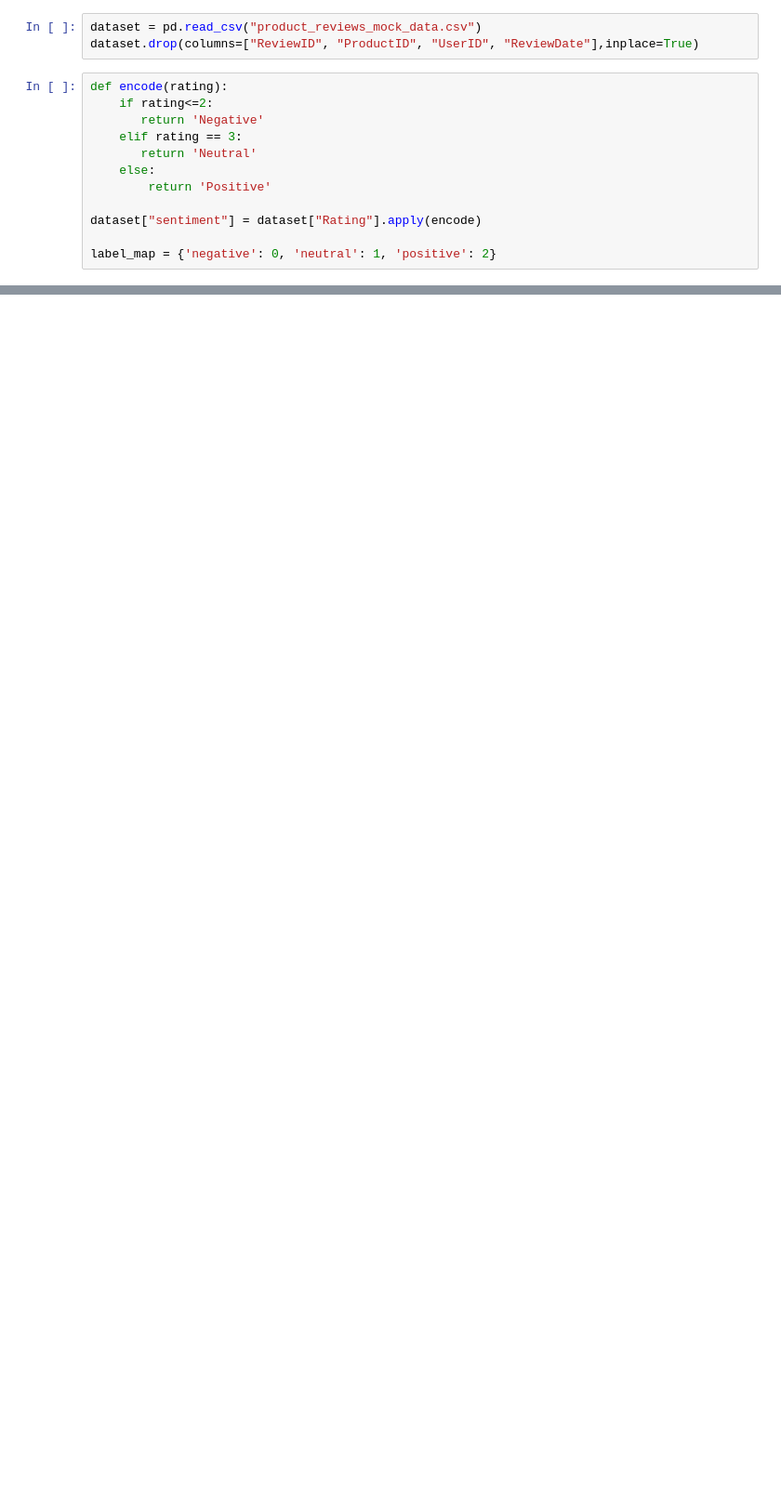
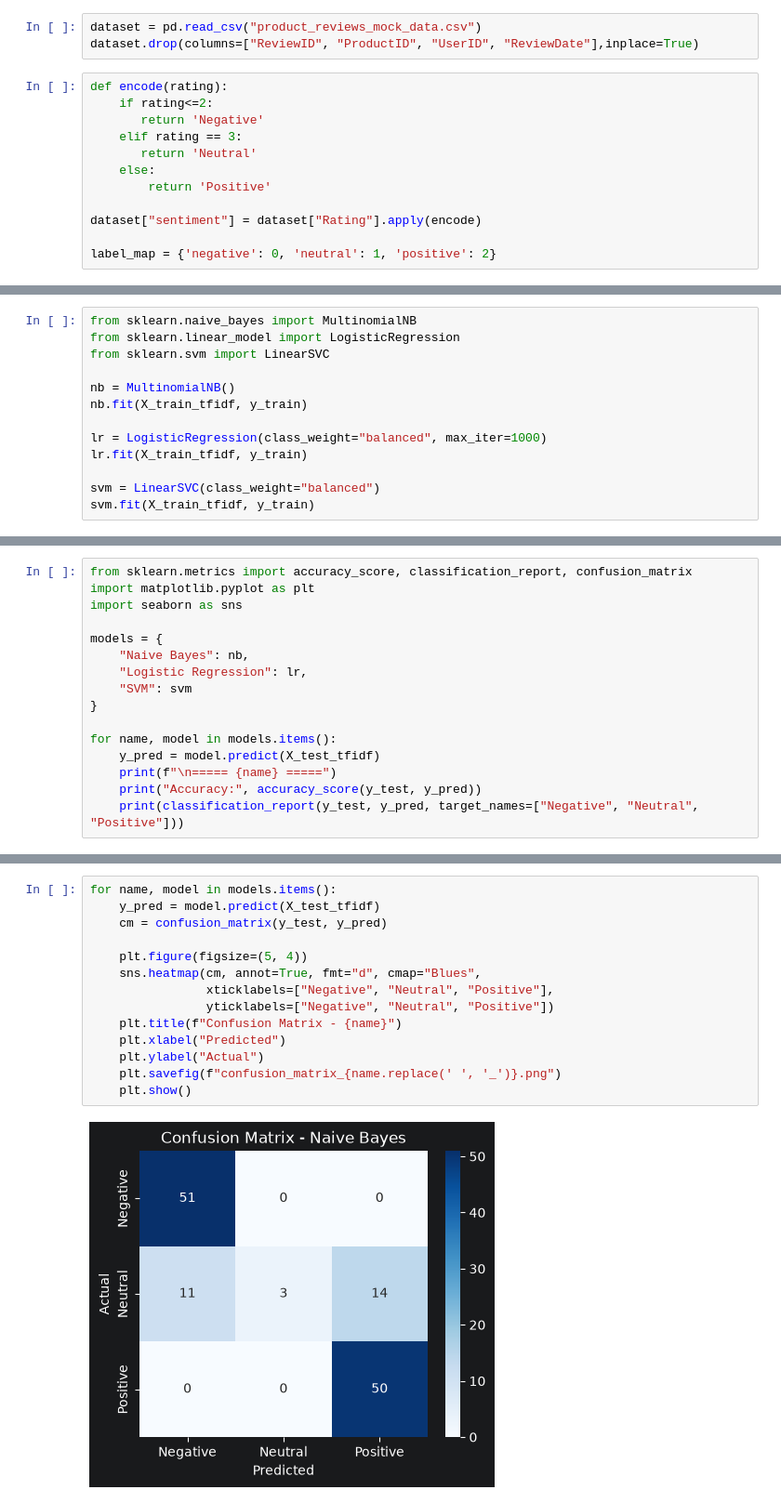
Before and after one commit to yarkhano/sentiment-analysis-project, a Jupyter notebook: sentiment_analysis.ipynb, the cells around one changed output, grey strips where cells are left out. Shown at 93% size. Saved outputs shown, nothing was run; the diff lists cells and outputs as text; blank space fills up the shorter version.

```diff
--- a/sentiment_analysis.ipynb
+++ b/sentiment_analysis.ipynb
@@ -25,0 +81,13 @@ dataset["label"] = dataset["sentiment"].map(label_map)
+# %%
+from sklearn.naive_bayes import MultinomialNB
+from sklearn.linear_model import LogisticRegression
+from sklearn.svm import LinearSVC
+
+nb = MultinomialNB()
+nb.fit(X_train_tfidf, y_train)
+
+lr = LogisticRegression(class_weight="balanced", max_iter=1000)
+lr.fit(X_train_tfidf, y_train)
+
+svm = LinearSVC(class_weight="balanced")
+svm.fit(X_train_tfidf, y_train)
@@ -25,0 +96,16 @@ dataset["label"] = dataset["sentiment"].map(label_map)
+# %%
+from sklearn.metrics import accuracy_score, classification_report, confusion_matrix
+import matplotlib.pyplot as plt
+import seaborn as sns
+
+models = {
+    "Naive Bayes": nb,
+    "Logistic Regression": lr,
+    "SVM": svm
+}
+
+for name, model in models.items():
+    y_pred = model.predict(X_test_tfidf)
+    print(f"\n===== {name} =====")
+    print("Accuracy:", accuracy_score(y_test, y_pred))
+    print(classification_report(y_test, y_pred, target_names=["Negative", "Neutral", "Positive"]))
@@ -25,0 +130,16 @@ dataset["label"] = dataset["sentiment"].map(label_map)
+# %%
+for name, model in models.items():
+    y_pred = model.predict(X_test_tfidf)
+    cm = confusion_matrix(y_test, y_pred)
+
+    plt.figure(figsize=(5, 4))
+    sns.heatmap(cm, annot=True, fmt="d", cmap="Blues",
+                xticklabels=["Negative", "Neutral", "Positive"],
+                yticklabels=["Negative", "Neutral", "Positive"])
+    plt.title(f"Confusion Matrix - {name}")
+    plt.xlabel("Predicted")
+    plt.ylabel("Actual")
+    plt.savefig(f"confusion_matrix_{name.replace(' ', '_')}.png")
+    plt.show()
+# %% [output]
+[figure, added]
```
Also changed, not shown: parts of 15 cells of this notebook, 5 other files.
